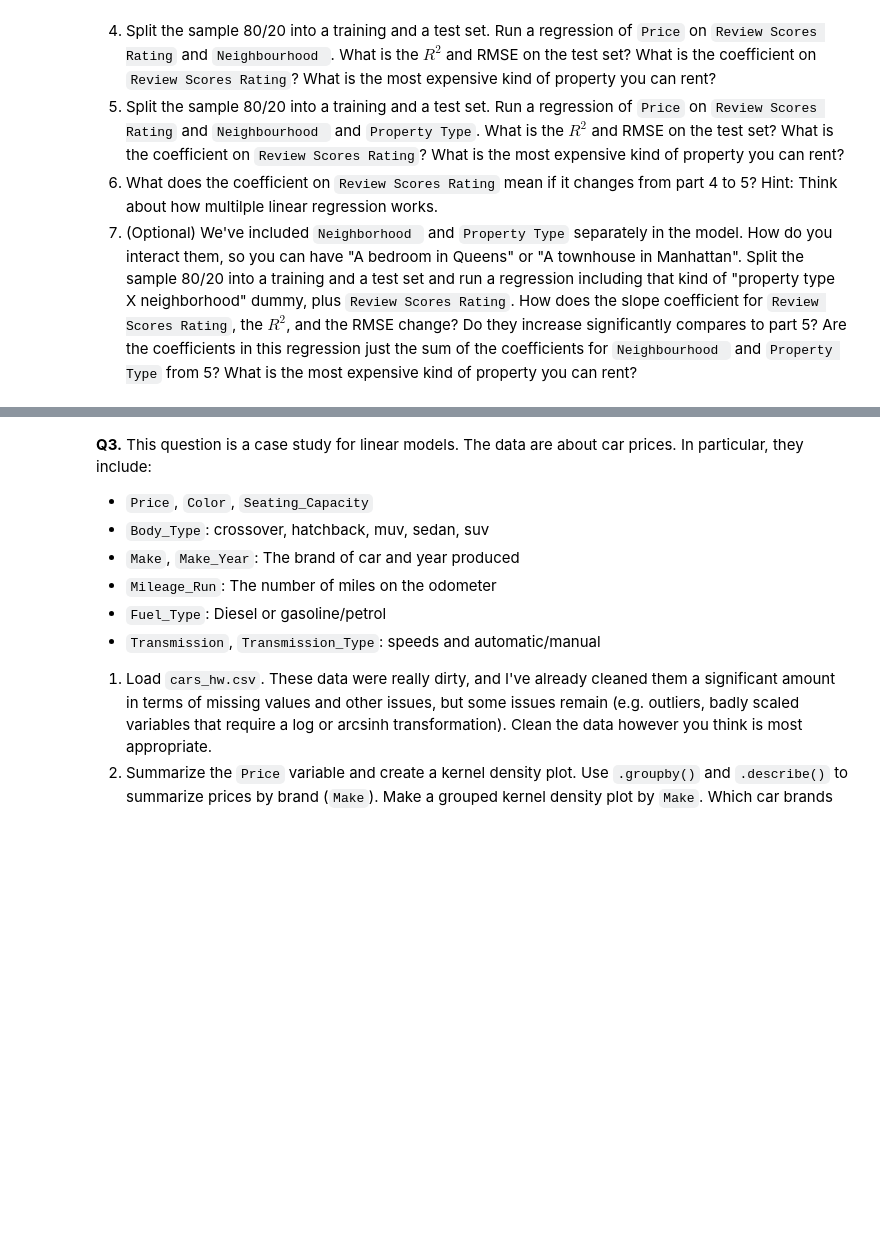
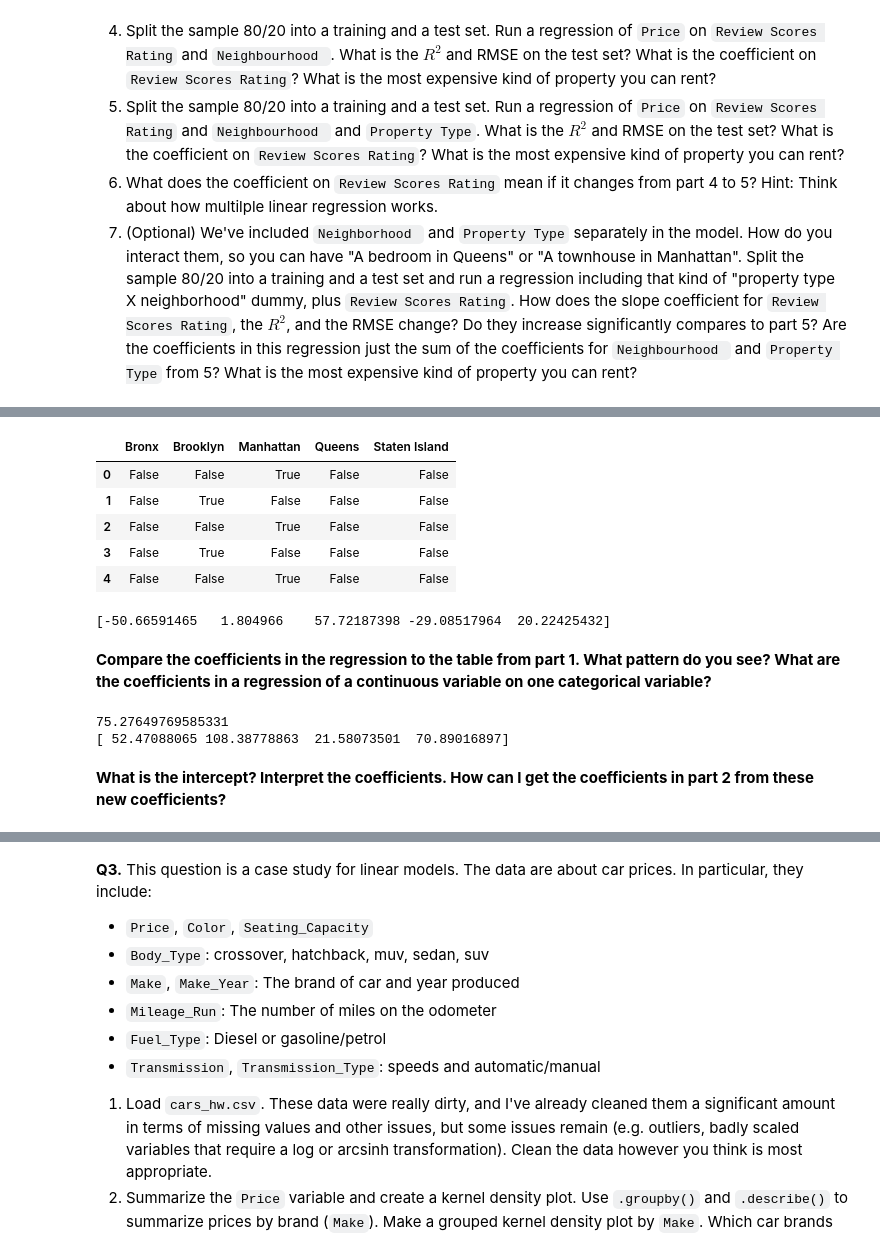
Before and after one commit to kpunsalan8/linearModels-KP, a Jupyter notebook: assignment/assignment.ipynb, the cells around one changed output, grey strips where cells are left out. Cells and saved outputs as stored; diff of their text form; code cells hidden in the pictures; blank space fills up the shorter version.

```diff
--- a/assignment/assignment.ipynb
+++ b/assignment/assignment.ipynb
@@ -44,0 +109,22 @@
+# %%
+# 2 Regress price on Neighbourhood  by creating the appropriate dummy/one-hot-encoded variables,
+# without an intercept in the linear model and using all the data
+y = df["Price"] # target
+X = pd.get_dummies(df['Neighbourhood '], dtype=float) # Create dummies
+reg = LinearRegression(fit_intercept=False).fit(X, y) # Fit the linear model
+# %%
+#X_data = df.loc[:,X] # Construct data matrix
+X.head() # Peek at data
+# %% [output]
+|  | Bronx | Brooklyn | Manhattan | Queens | Staten Island |
+| 0 | False | False | True | False | False |
+| 1 | False | True | False | False | False |
+| 2 | False | False | True | False | False |
+| 3 | False | True | False | False | False |
+| 4 | False | False | True | False | False |
+# %%
+print(reg.coef_) # Regression coefficients
+# %% [output]
+[-50.66591465   1.804966    57.72187398 -29.08517964  20.22425432]
+# %% [markdown]
+**Compare the coefficients in the regression to the table from part 1. What pattern do you see? What are the coefficients in a regression of a continuous variable on one categorical variable?**
@@ -44,0 +137,8 @@
+# %%
+print(reg2.intercept_) # Intercept value
+print(reg2.coef_) # Regression coefficients
+# %% [output]
+75.27649769585331
+[ 52.47088065 108.38778863  21.58073501  70.89016897]
+# %% [markdown]
+**What is the intercept? Interpret the coefficients. How can I get the coefficients in part 2 from these new coefficients?**
```
Also changed, not shown: parts of 14 cells of this notebook.
